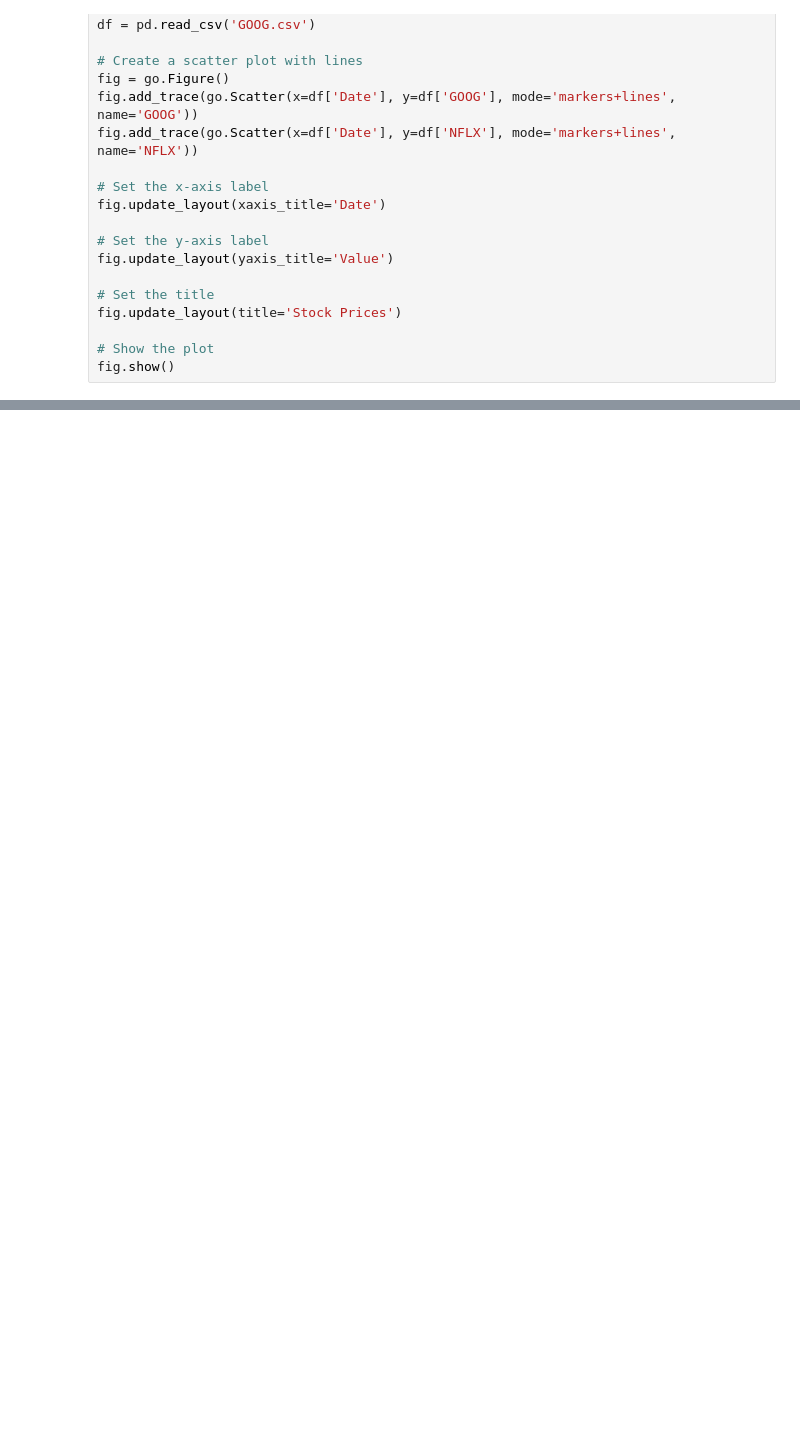
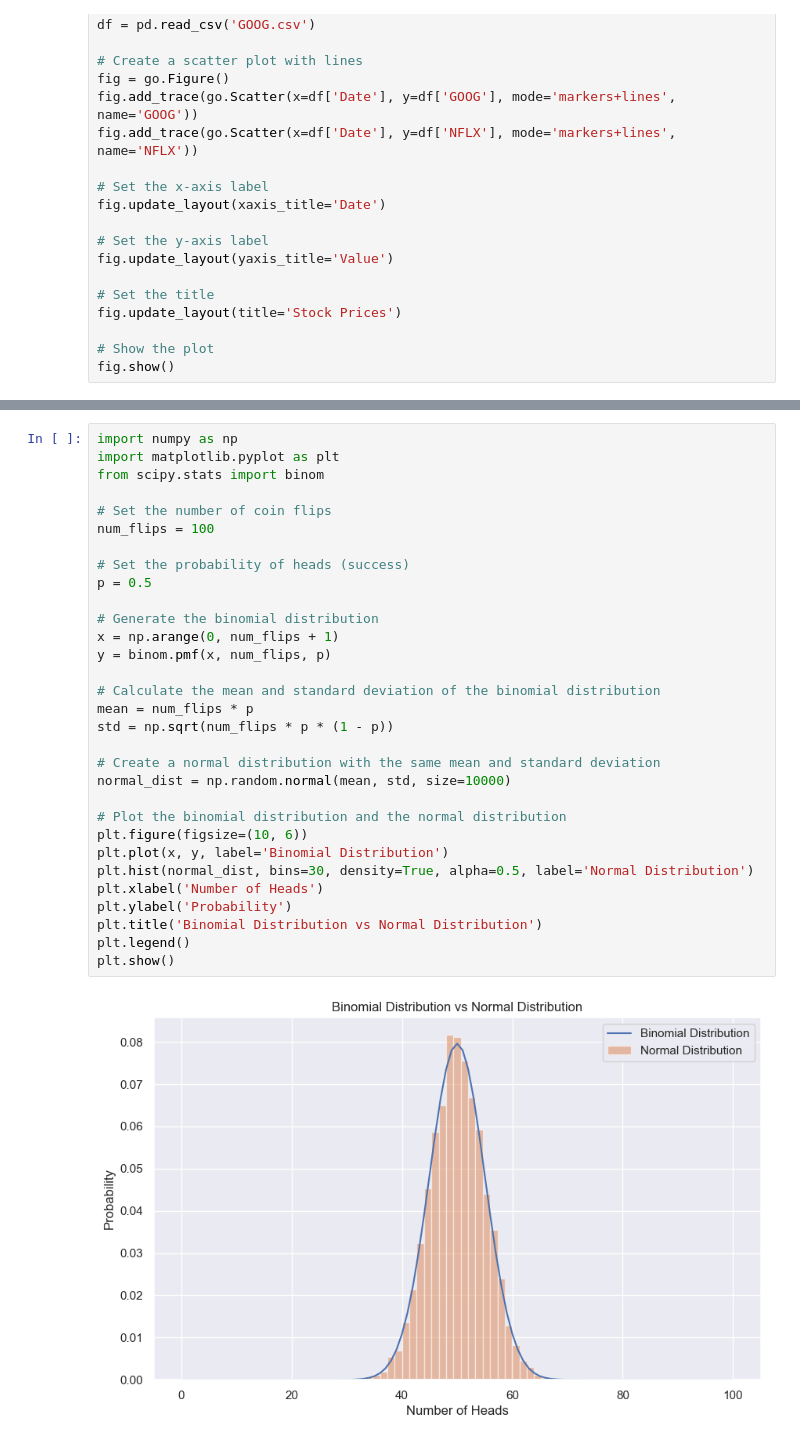
Before and after one commit to yohman/23-2-Reitaku-Stats-B, a Jupyter notebook: Week12/w12.ipynb, the cells around one changed output, grey strips where cells are left out. Saved outputs shown, nothing was run; the diff lists cells and outputs as text; blank space fills up the shorter version.

```diff
--- a/Week12/w12.ipynb
+++ b/Week12/w12.ipynb
@@ -286,0 +221,33 @@ plt.show()
+# %%
+import numpy as np
+import matplotlib.pyplot as plt
+from scipy.stats import binom
+
+# Set the number of coin flips
+num_flips = 100
+
+# Set the probability of heads (success)
+p = 0.5
+
+# Generate the binomial distribution
+x = np.arange(0, num_flips + 1)
+y = binom.pmf(x, num_flips, p)
+
+# Calculate the mean and standard deviation of the binomial distribution
+mean = num_flips * p
+std = np.sqrt(num_flips * p * (1 - p))
+
+# Create a normal distribution with the same mean and standard deviation
+normal_dist = np.random.normal(mean, std, size=10000)
+
+# Plot the binomial distribution and the normal distribution
+plt.figure(figsize=(10, 6))
+plt.plot(x, y, label='Binomial Distribution')
+plt.hist(normal_dist, bins=30, density=True, alpha=0.5, label='Normal Distribution')
+plt.xlabel('Number of Heads')
+plt.ylabel('Probability')
+plt.title('Binomial Distribution vs Normal Distribution')
+plt.legend()
+plt.show()
+# %% [output]
+[figure, added]
```
Also changed, not shown: parts of 15 cells of this notebook, 46 other files.
